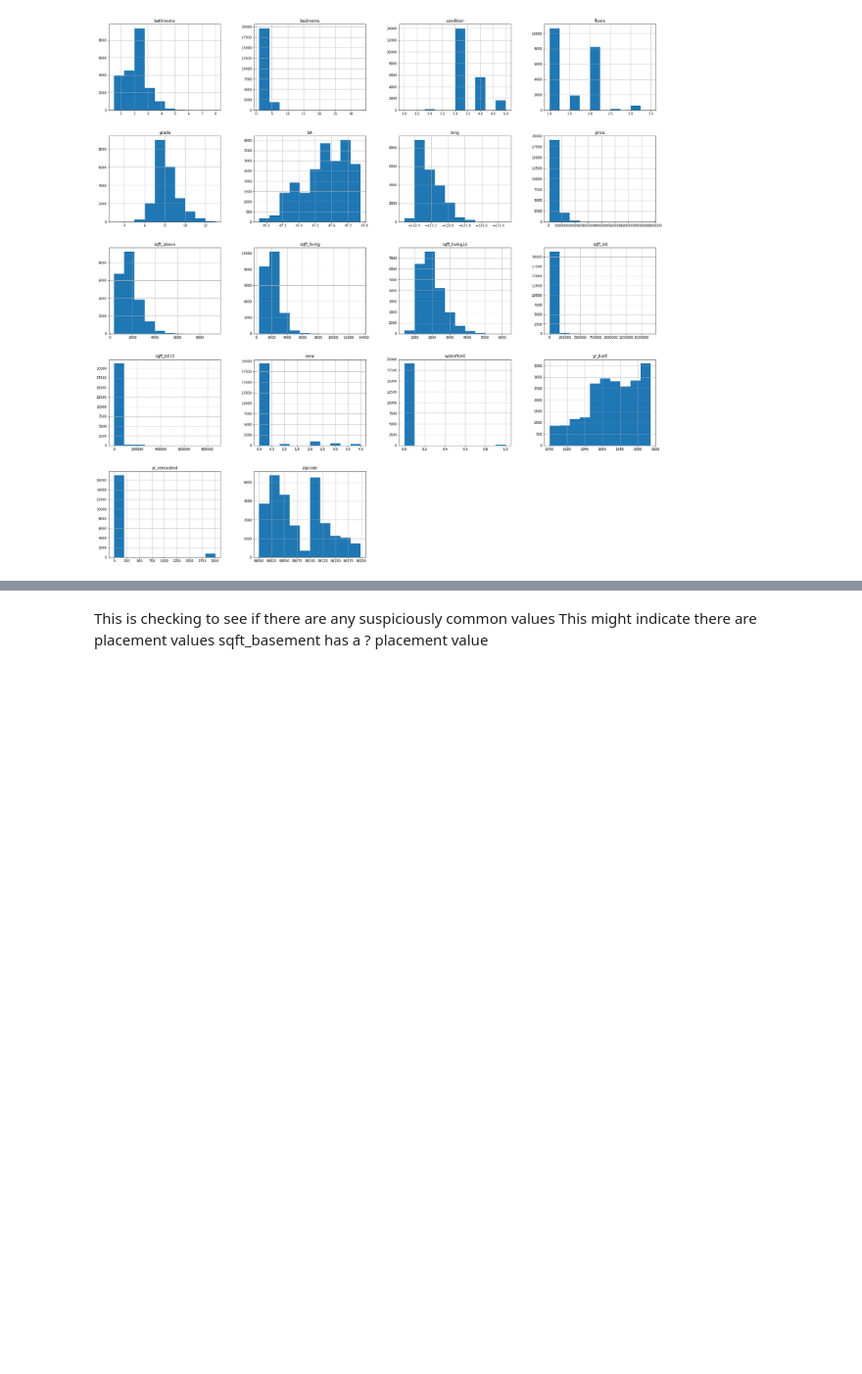
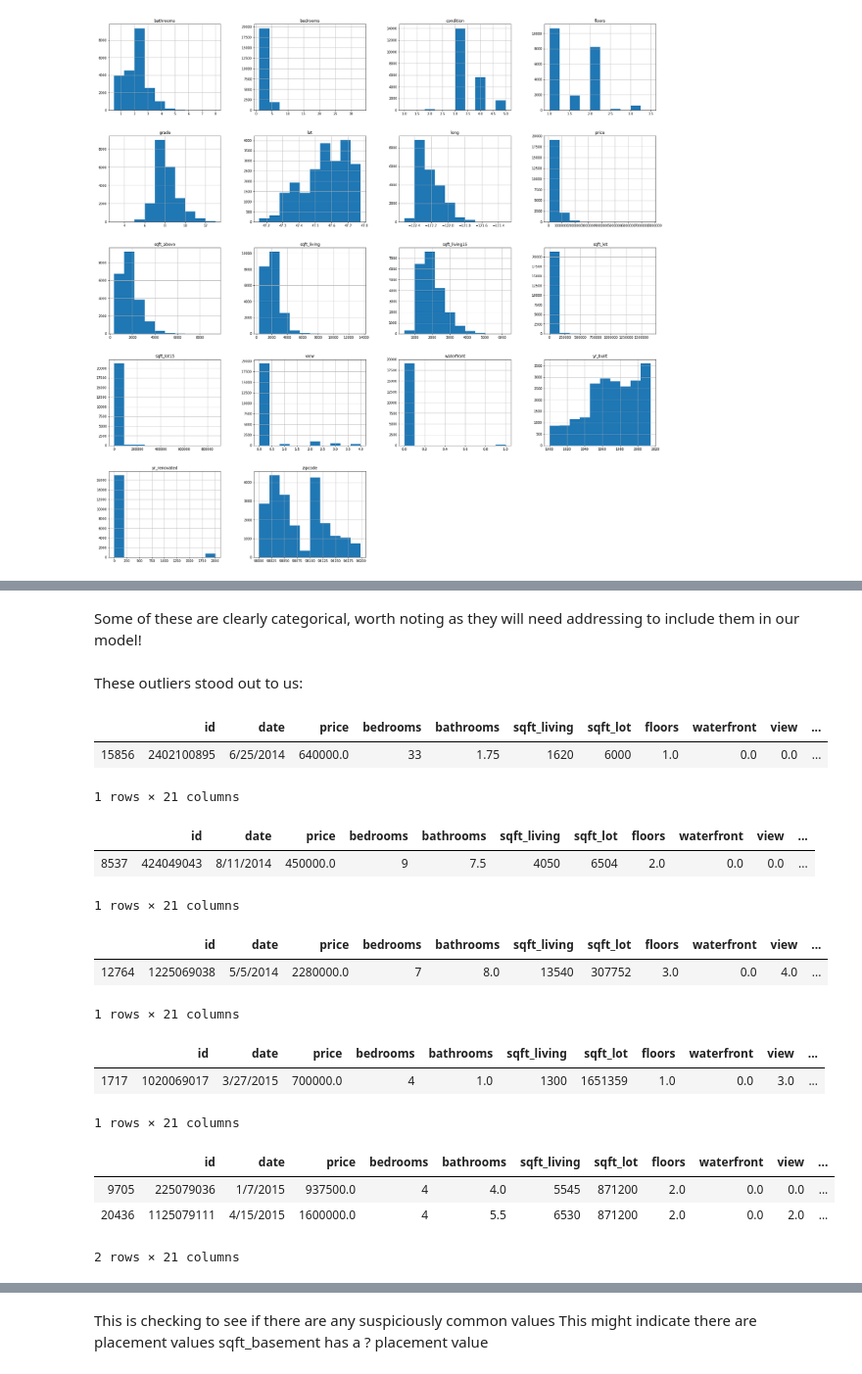
Before and after one commit to thomasribaroff/Mod1Project, a Jupyter notebook: Project Analysis.ipynb, the cells around one changed output, grey strips where cells are left out. Shown: that part at 98% size. Drawn from its saved outputs; the diff is of its cells as text; code cells hidden in the pictures; blank space fills up the shorter version.

```diff
--- a/Project Analysis.ipynb
+++ b/Project Analysis.ipynb
@@ -206,0 +195,35 @@ Dealing with a few outliers:
+# %% [markdown]
+Some of these are clearly categorical, worth noting as they will need addressing to include them in our model!
+# %% [markdown]
+These outliers stood out to us:
+# %%
+df.loc[df["bedrooms"]==33]
+# %% [output]
+|  | id | date | price | bedrooms | bathrooms | sqft_living | sqft_lot | floors | waterfront | view | ... |
+| 15856 | 2402100895 | 6/25/2014 | 640000.0 | 33 | 1.75 | 1620 | 6000 | 1.0 | 0.0 | 0.0 | ... |
+1 rows × 21 columns
+# %%
+df.loc[(df["bedrooms"]==9)&(df['bathrooms']==7.5)]
+# %% [output]
+|  | id | date | price | bedrooms | bathrooms | sqft_living | sqft_lot | floors | waterfront | view | ... |
+| 8537 | 424049043 | 8/11/2014 | 450000.0 | 9 | 7.5 | 4050 | 6504 | 2.0 | 0.0 | 0.0 | ... |
+1 rows × 21 columns
+# %%
+df.loc[df["sqft_living"]>13000]
+# %% [output]
+|  | id | date | price | bedrooms | bathrooms | sqft_living | sqft_lot | floors | waterfront | view | ... |
+| 12764 | 1225069038 | 5/5/2014 | 2280000.0 | 7 | 8.0 | 13540 | 307752 | 3.0 | 0.0 | 4.0 | ... |
+1 rows × 21 columns
+# %%
+df.loc[df["sqft_lot"] > 1600000]
+# %% [output]
+|  | id | date | price | bedrooms | bathrooms | sqft_living | sqft_lot | floors | waterfront | view | ... |
+| 1717 | 1020069017 | 3/27/2015 | 700000.0 | 4 | 1.0 | 1300 | 1651359 | 1.0 | 0.0 | 3.0 | ... |
+1 rows × 21 columns
+# %%
+df.loc[df["sqft_lot15"] > 800000]
+# %% [output]
+|  | id | date | price | bedrooms | bathrooms | sqft_living | sqft_lot | floors | waterfront | view | ... |
+| 9705 | 225079036 | 1/7/2015 | 937500.0 | 4 | 4.0 | 5545 | 871200 | 2.0 | 0.0 | 0.0 | ... |
+| 20436 | 1125079111 | 4/15/2015 | 1600000.0 | 4 | 5.5 | 6530 | 871200 | 2.0 | 0.0 | 2.0 | ... |
+2 rows × 21 columns
```
Also changed, not shown: parts of 117 cells of this notebook.
